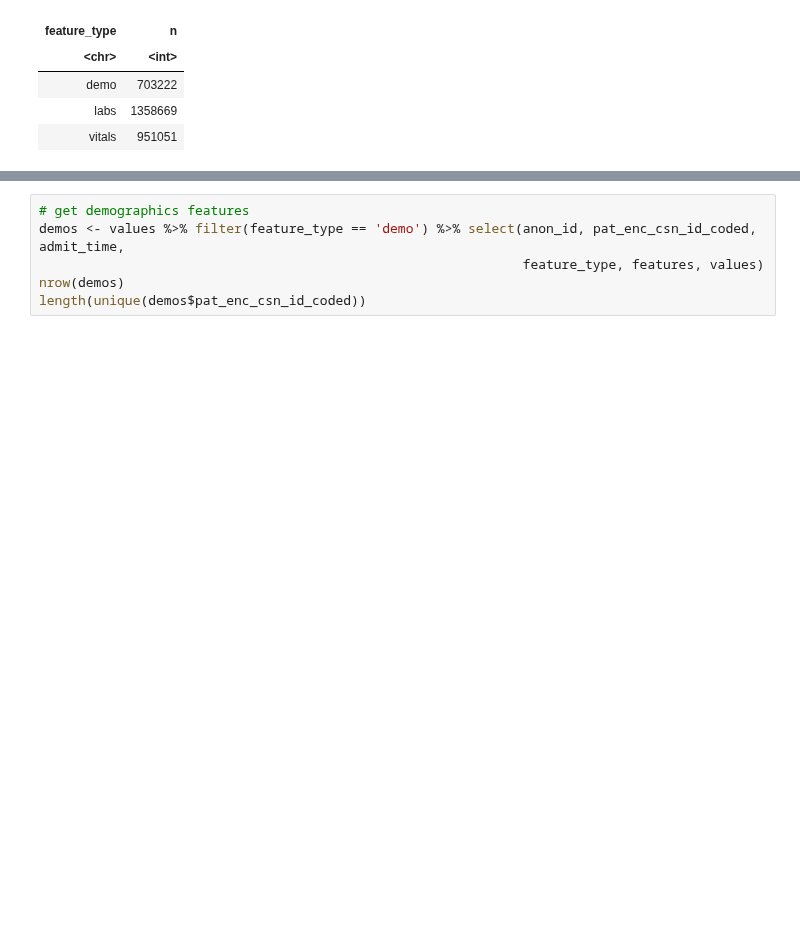
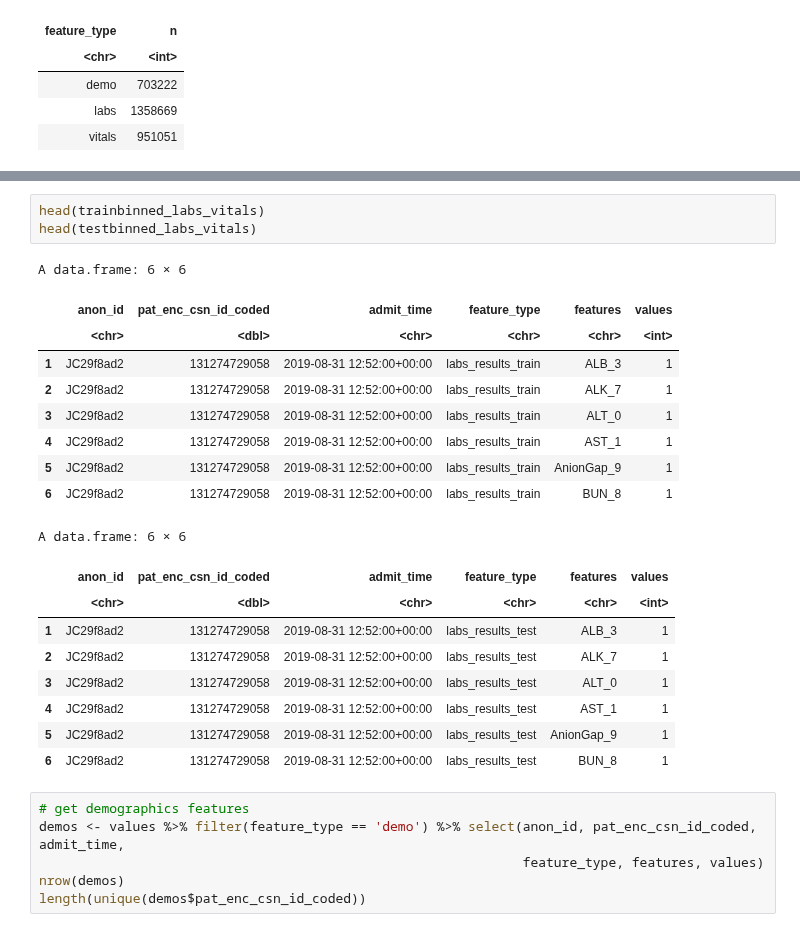
Before and after one commit to Minh084/TDA, a Jupyter notebook: 2_features/2.9_features_order_counts.ipynb, the cells around one changed output, grey strips where cells are left out. Saved outputs shown, nothing was run; the diff lists cells and outputs as text; blank space fills up the shorter version.

```diff
--- a/2_features/2.9_features_order_counts.ipynb
+++ b/2_features/2.9_features_order_counts.ipynb
@@ -160,3 +158,25 @@ A data.frame: 6 × 6
+# %%
+head(trainbinned_labs_vitals)
+head(testbinned_labs_vitals)
+# %% [output]
+A data.frame: 6 × 6
+|  | anon_id | pat_enc_csn_id_coded | admit_time | feature_type | features | values |
+|  | <chr> | <dbl> | <chr> | <chr> | <chr> | <int> |
+| 1 | JC29f8ad2 | 131274729058 | 2019-08-31 12:52:00+00:00 | labs_results_train | ALB_3 | 1 |
+| 2 | JC29f8ad2 | 131274729058 | 2019-08-31 12:52:00+00:00 | labs_results_train | ALK_7 | 1 |
+| 3 | JC29f8ad2 | 131274729058 | 2019-08-31 12:52:00+00:00 | labs_results_train | ALT_0 | 1 |
+| 4 | JC29f8ad2 | 131274729058 | 2019-08-31 12:52:00+00:00 | labs_results_train | AST_1 | 1 |
+| 5 | JC29f8ad2 | 131274729058 | 2019-08-31 12:52:00+00:00 | labs_results_train | AnionGap_9 | 1 |
+| 6 | JC29f8ad2 | 131274729058 | 2019-08-31 12:52:00+00:00 | labs_results_train | BUN_8 | 1 |
+A data.frame: 6 × 6
+|  | anon_id | pat_enc_csn_id_coded | admit_time | feature_type | features | values |
+|  | <chr> | <dbl> | <chr> | <chr> | <chr> | <int> |
+| 1 | JC29f8ad2 | 131274729058 | 2019-08-31 12:52:00+00:00 | labs_results_test | ALB_3 | 1 |
+| 2 | JC29f8ad2 | 131274729058 | 2019-08-31 12:52:00+00:00 | labs_results_test | ALK_7 | 1 |
+| 3 | JC29f8ad2 | 131274729058 | 2019-08-31 12:52:00+00:00 | labs_results_test | ALT_0 | 1 |
+| 4 | JC29f8ad2 | 131274729058 | 2019-08-31 12:52:00+00:00 | labs_results_test | AST_1 | 1 |
+| 5 | JC29f8ad2 | 131274729058 | 2019-08-31 12:52:00+00:00 | labs_results_test | AnionGap_9 | 1 |
+| 6 | JC29f8ad2 | 131274729058 | 2019-08-31 12:52:00+00:00 | labs_results_test | BUN_8 | 1 |
 # %%
 # get demographics features
 demos <- values %>% filter(feature_type == 'demo') %>% select(anon_id, pat_enc_csn_id_coded, admit_time,
```
Also changed, not shown: parts of 19 cells of this notebook, 7 other files.
